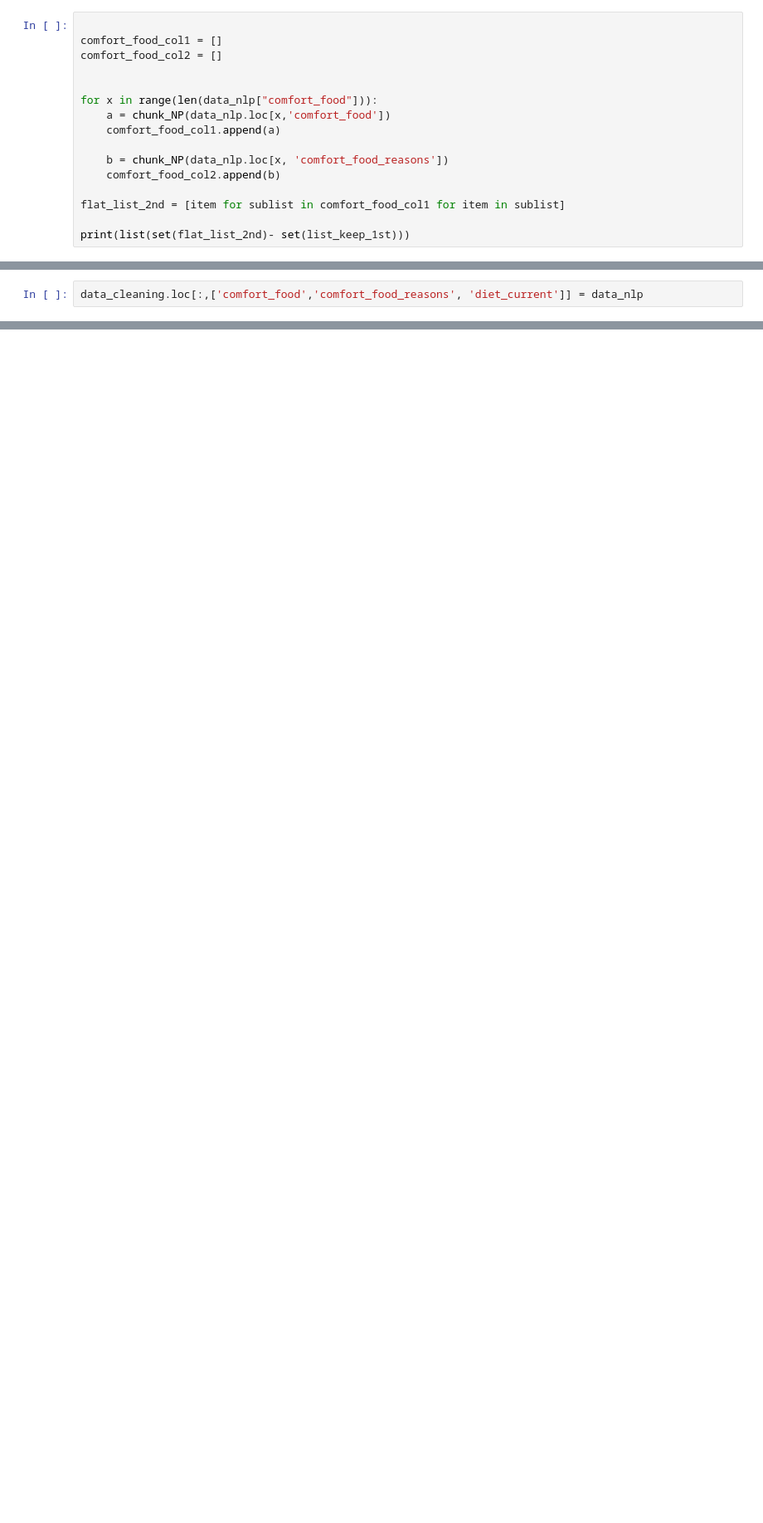
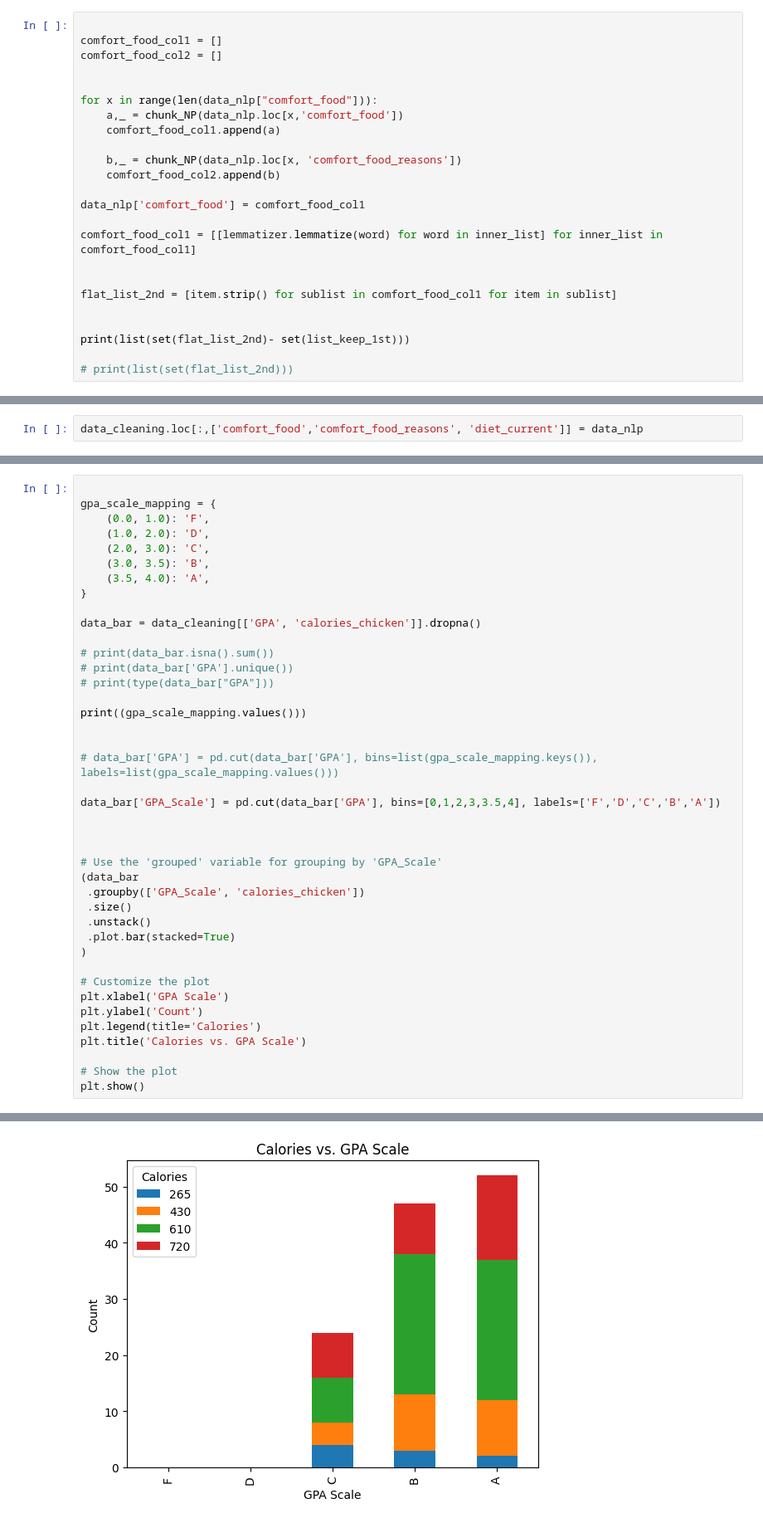
Before and after one commit to leedh7878/DanielLee_Project_Portfolio, a Jupyter notebook: Food_Choice/src/Food_Choice_ Data_Cleansing.ipynb, the cells around one changed output, grey strips where cells are left out. Shown at 83% size. Drawn from its saved outputs; the diff is of its cells as text; blank space fills up the shorter version.

```diff
--- a/Food_Choice/src/Food_Choice_ Data_Cleansing.ipynb
+++ b/Food_Choice/src/Food_Choice_ Data_Cleansing.ipynb
@@ -605,13 +621,21 @@ comfort_food_col2 = []
 
 
 for x in range(len(data_nlp["comfort_food"])):
-    a = chunk_NP(data_nlp.loc[x,'comfort_food'])
+    a,_ = chunk_NP(data_nlp.loc[x,'comfort_food'])
     comfort_food_col1.append(a)
 
-    b = chunk_NP(data_nlp.loc[x, 'comfort_food_reasons'])
+    b,_ = chunk_NP(data_nlp.loc[x, 'comfort_food_reasons'])
     comfort_food_col2.append(b)
 
-flat_list_2nd = [item for sublist in comfort_food_col1 for item in sublist]
+data_nlp['comfort_food'] = comfort_food_col1
+
+comfort_food_col1 = [[lemmatizer.lemmatize(word) for word in inner_list] for inner_list in comfort_food_col1]
+
+
+flat_list_2nd = [item.strip() for sublist in comfort_food_col1 for item in sublist]
+
 
 print(list(set(flat_list_2nd)- set(list_keep_1st)))
+
+# print(list(set(flat_list_2nd)))
 # %% [output]
@@ -682,0 +727,42 @@ ice crea
+# %%
+
+gpa_scale_mapping = {
+    (0.0, 1.0): 'F',
+    (1.0, 2.0): 'D',
+    (2.0, 3.0): 'C',
+    (3.0, 3.5): 'B',
+    (3.5, 4.0): 'A',
+}
+
+data_bar = data_cleaning[['GPA', 'calories_chicken']].dropna()
+
+# print(data_bar.isna().sum())
+# print(data_bar['GPA'].unique())
+# print(type(data_bar["GPA"]))
+
+print((gpa_scale_mapping.values()))
+
+
+# data_bar['GPA'] = pd.cut(data_bar['GPA'], bins=list(gpa_scale_mapping.keys()), labels=list(gpa_scale_mapping.values()))
+
+data_bar['GPA_Scale'] = pd.cut(data_bar['GPA'], bins=[0,1,2,3,3.5,4], labels=['F','D','C','B','A'])
+
+
+
+# Use the 'grouped' variable for grouping by 'GPA_Scale'
+(data_bar
+ .groupby(['GPA_Scale', 'calories_chicken'])
+ .size()
+ .unstack()
+ .plot.bar(stacked=True)
+)
+
+# Customize the plot
+plt.xlabel('GPA Scale')
+plt.ylabel('Count')
+plt.legend(title='Calories')
+plt.title('Calories vs. GPA Scale')
+
+# Show the plot
+plt.show()
+# %% [output]
@@ -682,0 +770 @@ ice crea
+[figure, added]
```
Also changed, not shown: parts of 51 cells of this notebook, 1 other file.
